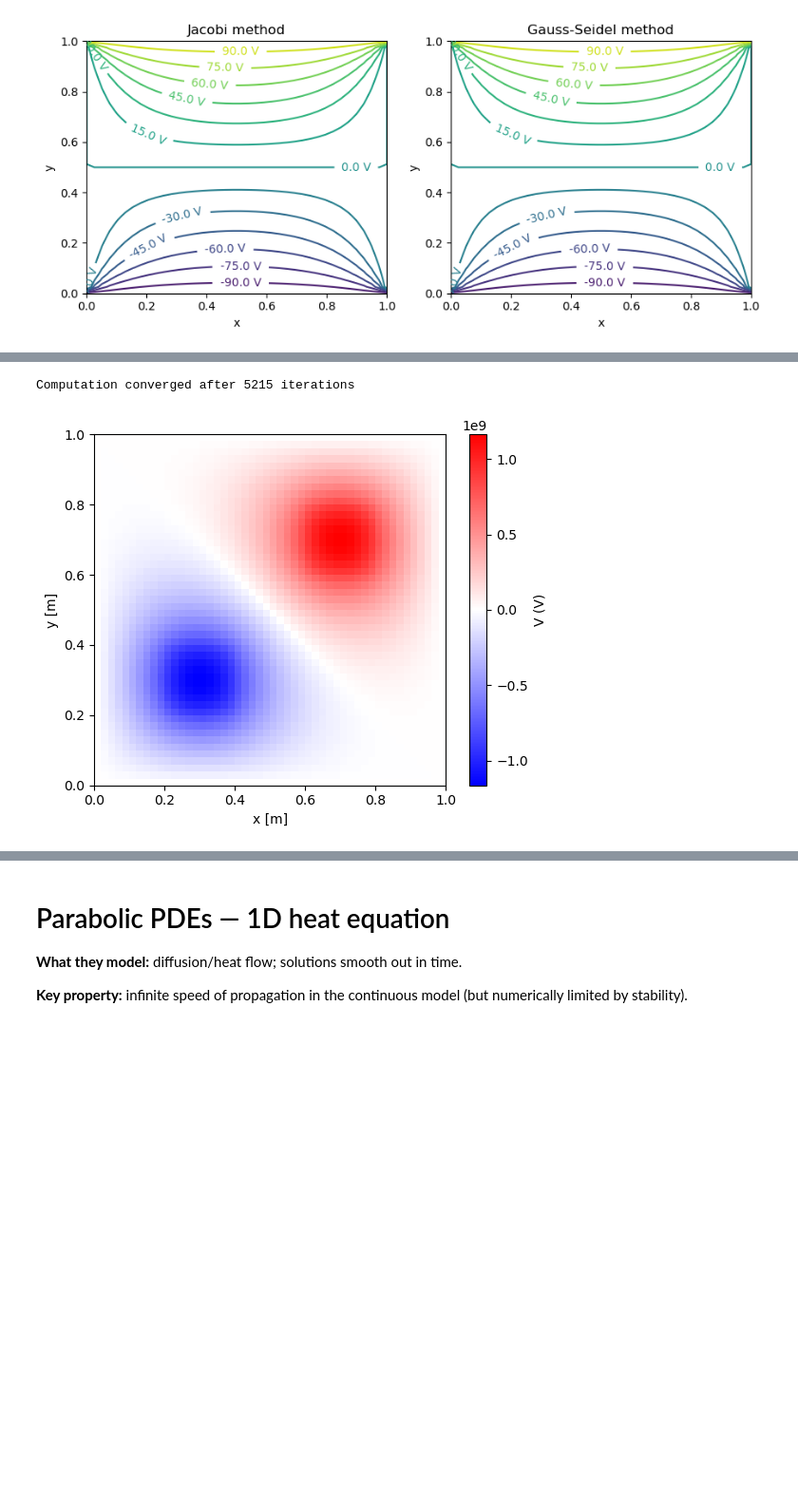
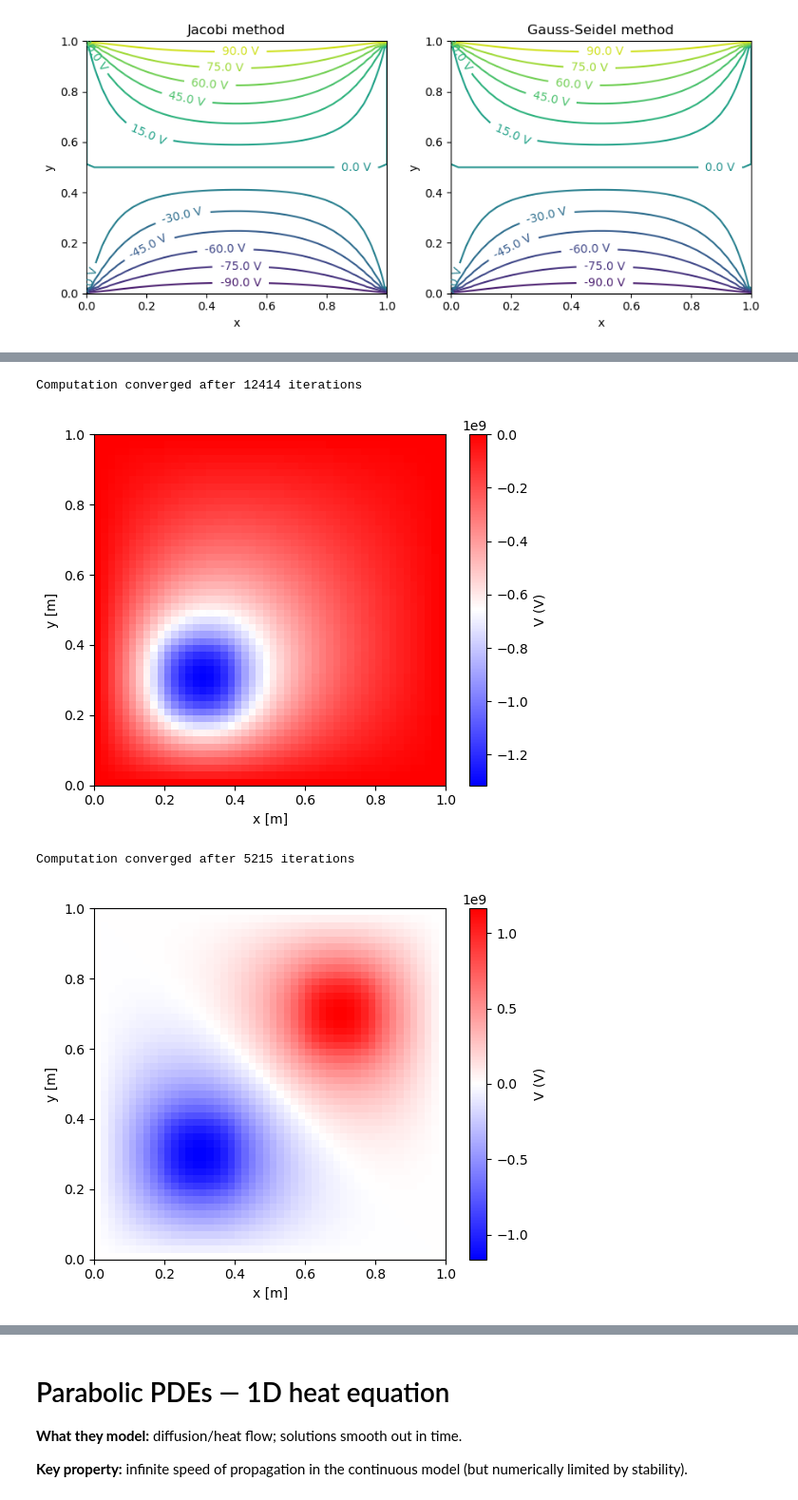
Before and after one commit to AlejandroRG03/computacion_master, a Jupyter notebook: USC-FCA-main/PDEs_notebook.ipynb, the cells around one changed output, grey strips where cells are left out. Shown: that part at 95% size. Cells and saved outputs as stored; diff of their text form; code cells hidden in the pictures; blank space fills up the shorter version.

```diff
--- a/USC-FCA-main/PDEs_notebook.ipynb
+++ b/USC-FCA-main/PDEs_notebook.ipynb
@@ -689,41 +689,82 @@ xneg = np.array((0.2, 0.4));  yneg = np.array((0.2,0.4)) # negative region in me
 xpos_lattice = np.int_(xpos*n/L); ypos_lattice = np.int_(ypos*n/L) # Discretize both cases
 xneg_lattice = np.int_(xneg*n/L); yneg_lattice = np.int_(yneg*n/L)
 
+
+# ==== Negative charge only ==== #
+
+rho = np.zeros([n,n])
+rho[xneg_lattice[0]:xneg_lattice[1], yneg_lattice[0]:yneg_lattice[1]] = -1 # C/m2
+
+# Define V grid
+
+V0 = np.zeros([n,n])
+V = poisson_step(V0, rho, L, bc_mask, bc_vals)
+
+max_diff = np.max(np.abs(V-V0))
+iters = 0
+
+while max_diff > tol:
+    V0 = V.copy()
+    V = poisson_step(V0, rho, L, bc_mask, bc_vals)
+    max_diff = np.max(np.abs(V-V0))
+    iters +=1
+    if iters == 1e5:
+        print('Warning: max interations reached')
+        break
+
+print(f'Computation converged after {iters} iterations')
+
+# ==== Plotting ==== #
+
+plt.imshow(V[::-1], cmap='bwr', extent=[0, L, 0, L])
+plt.colorbar().set_label('V (V)')
+
+plt.xlabel('x [m]')
+plt.ylabel('y [m]')
+
+plt.show()
+
+# ====================
+
+# ==== Both charges ==== #
+
 rho = np.zeros([n,n])
 rho[xpos_lattice[0]:xpos_lattice[1], ypos_lattice[0]:ypos_lattice[1]] = +1 # C/m2
 rho[xneg_lattice[0]:xneg_lattice[1], yneg_lattice[0]:yneg_lattice[1]] = -1 # C/m2
 
 # Define V grid
 
 V0 = np.zeros([n,n])
 V = poisson_step(V0, rho, L, bc_mask, bc_vals)
 
 max_diff = np.max(np.abs(V-V0))
 iters = 0
 
 while max_diff > tol:
     V0 = V.copy()
     V = poisson_step(V0, rho, L, bc_mask, bc_vals)
     max_diff = np.max(np.abs(V-V0))
     iters +=1
     if iters == 1e5:
         print('Warning: max interations reached')
         break
 
 print(f'Computation converged after {iters} iterations')
 
 # ==== Plotting ==== #
 
 plt.imshow(V[::-1], cmap='bwr', extent=[0, L, 0, L])
 plt.colorbar().set_label('V (V)')
 
 plt.xlabel('x [m]')
 plt.ylabel('y [m]')
 
 plt.show()
 # %% [output]
-Computation converged after 5215 iterations
+Computation converged after 12414 iterations
-[figure, old version]
+[figure, new version]
+Computation converged after 5215 iterations
+[figure, added]
 # %% [markdown]
 **Exercise 4.** We have a square aluminum plate of $40 \times 40$ cm,
 with thermal conductivity coefficient $k = 0.49 \,\mathrm{cal/(s \cdot cm \cdot ^\circ C)}$,
```
Also changed, not shown: parts of 1 cell of this notebook.
